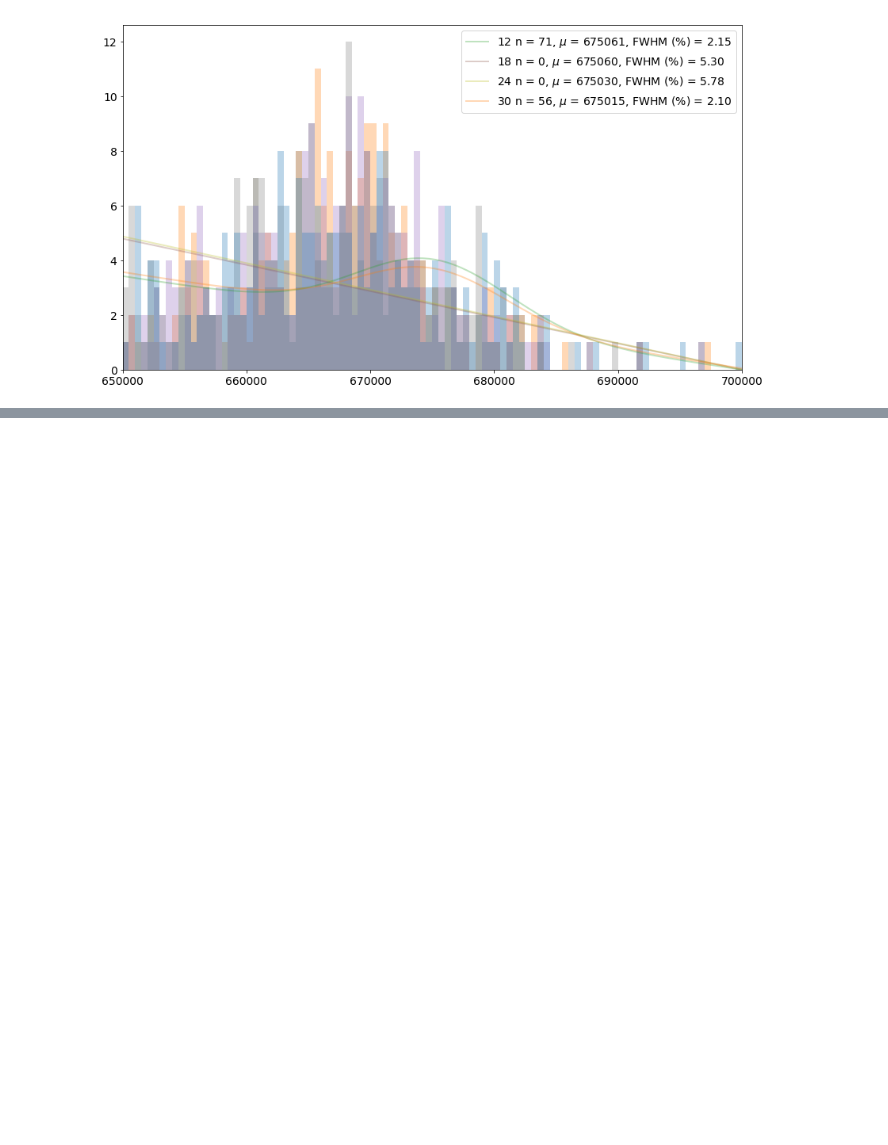
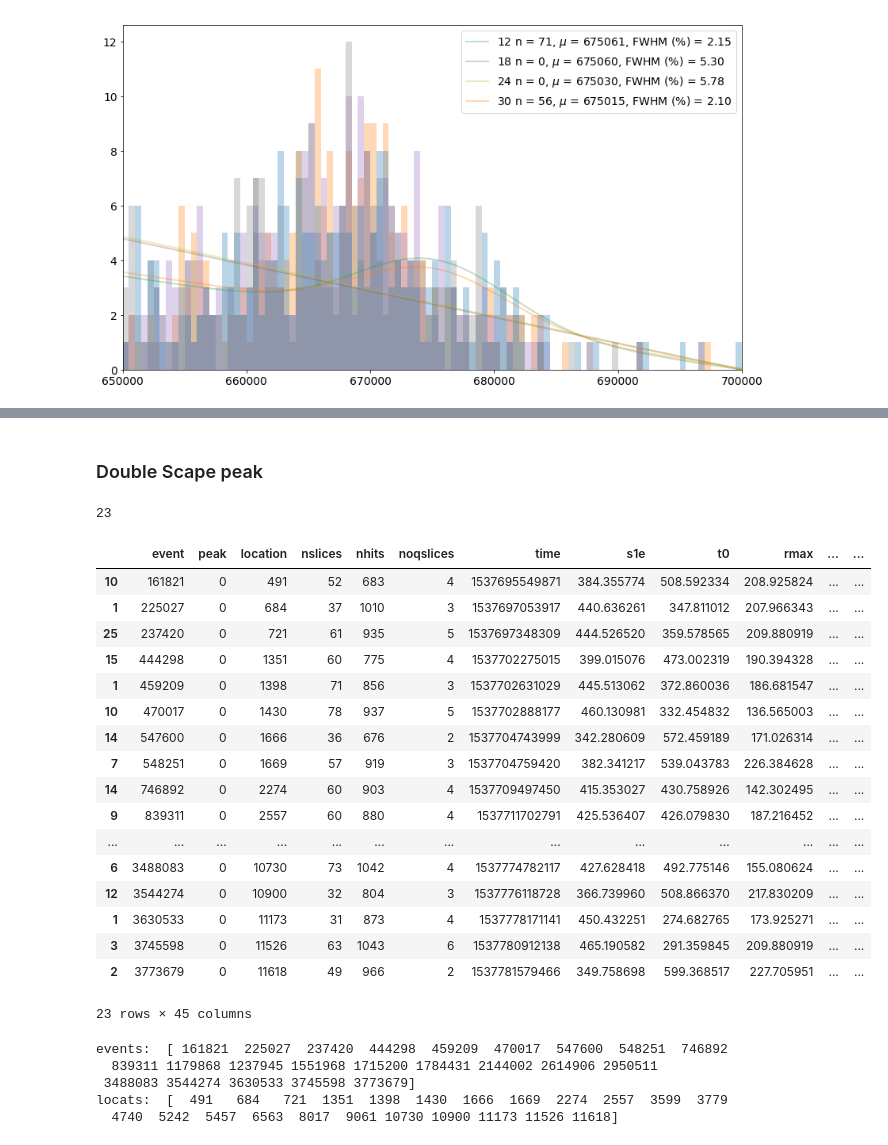
Before and after one commit to jahernando/ICAROSNB, a Jupyter notebook: JAH/csth/ana/ana_q0min.ipynb, the cells around one changed output, grey strips where cells are left out. Drawn from its saved outputs; the diff is of its cells as text; code cells hidden in the pictures; blank space fills up the shorter version.

```diff
--- a/JAH/csth/ana/ana_q0min.ipynb
+++ b/JAH/csth/ana/ana_q0min.ipynb
@@ -42,7 +44,7 @@ run_number = 6341
 trigger    = 'trigger2'
 #input_filename = f"$IC_DATA/{run_number}/pmaps/cepks_{run_number}_90_9188_{trigger}.h5"
 tags = ['1', '3', '6', '9', '12', '18', '24', '30']
-input_filenames = [f"$IC_DATA/{run_number}/pmaps/cepks_q0min/cepks_{run_number}_0000_11999_{tag}q0min.h5" for tag in tags]
+input_filenames = [f"$IC_DATA/{run_number}/cepks/cepks_{run_number}_0000_11999_{tag}q0min.h5" for tag in tags]
 input_files     = [os.path.expandvars(ifile) for ifile in input_filenames]
 # %%
 def esum_from_hdf(filename, clear = True):
@@ -364,0 +246,33 @@ plt.hist(esum.d12[xsel], 200);
+# %%
+esum0 = esums[2]
+# %% [markdown]
+### Double Scape peak
+# %%
+xsel = in_range(esum0.e, 407.5e3, 407.6e3)
+# %%
+np.sum(xsel)
+# %% [output]
+23
+# %%
+dsesum = esum0[xsel]
+# %%
+dsesum
+# %% [output]
+|  | event | peak | location | nslices | nhits | noqslices | time | s1e | t0 | rmax | ... | ... |
+| 10 | 161821 | 0 | 491 | 52 | 683 | 4 | 1537695549871 | 384.355774 | 508.592334 | 208.925824 | ... | ... |
+| 1 | 225027 | 0 | 684 | 37 | 1010 | 3 | 1537697053917 | 440.636261 | 347.811012 | 207.966343 | ... | ... |
+| 25 | 237420 | 0 | 721 | 61 | 935 | 5 | 1537697348309 | 444.526520 | 359.578565 | 209.880919 | ... | ... |
+| 15 | 444298 | 0 | 1351 | 60 | 775 | 4 | 1537702275015 | 399.015076 | 473.002319 | 190.394328 | ... | ... |
+| 1 | 459209 | 0 | 1398 | 71 | 856 | 3 | 1537702631029 | 445.513062 | 372.860036 | 186.681547 | ... | ... |
+| 10 | 470017 | 0 | 1430 | 78 | 937 | 5 | 1537702888177 | 460.130981 | 332.454832 | 136.565003 | ... | ... |
+| 14 | 547600 | 0 | 1666 | 36 | 676 | 2 | 1537704743999 | 342.280609 | 572.459189 | 171.026314 | ... | ... |
+| 7 | 548251 | 0 | 1669 | 57 | 919 | 3 | 1537704759420 | 382.341217 | 539.043783 | 226.384628 | ... | ... |
+| 14 | 746892 | 0 | 2274 | 60 | 903 | 4 | 1537709497450 | 415.353027 | 430.758926 | 142.302495 | ... | ... |
+| 9 | 839311 | 0 | 2557 | 60 | 880 | 4 | 1537711702791 | 425.536407 | 426.079830 | 187.216452 | ... | ... |
+| ... | ... | ... | ... | ... | ... | ... | ... | ... | ... | ... | ... | ... |
+| 6 | 3488083 | 0 | 10730 | 73 | 1042 | 4 | 1537774782117 | 427.628418 | 492.775146 | 155.080624 | ... | ... |
+| 12 | 3544274 | 0 | 10900 | 32 | 804 | 3 | 1537776118728 | 366.739960 | 508.866370 | 217.830209 | ... | ... |
+| 1 | 3630533 | 0 | 11173 | 31 | 873 | 4 | 1537778171141 | 450.432251 | 274.682765 | 173.925271 | ... | ... |
+| 3 | 3745598 | 0 | 11526 | 63 | 1043 | 6 | 1537780912138 | 465.190582 | 291.359845 | 209.880919 | ... | ... |
+| 2 | 3773679 | 0 | 11618 | 49 | 966 | 2 | 1537781579466 | 349.758698 | 599.368517 | 227.705951 | ... | ... |
+23 rows × 45 columns
@@ -364,0 +282,9 @@ plt.hist(esum.d12[xsel], 200);
+# %%
+print('events: ', events.values)
+print('locats: ', locs.values)
+# %% [output]
+events:  [ 161821  225027  237420  444298  459209  470017  547600  548251  746892
+  839311 1179868 1237945 1551968 1715200 1784431 2144002 2614906 2950511
+ 3488083 3544274 3630533 3745598 3773679]
+locats:  [  491   684   721  1351  1398  1430  1666  1669  2274  2557  3599  3779
+  4740  5242  5457  6563  8017  9061 10730 10900 11173 11526 11618]
```
Also changed, not shown: parts of 30 cells of this notebook, 1 other file.
